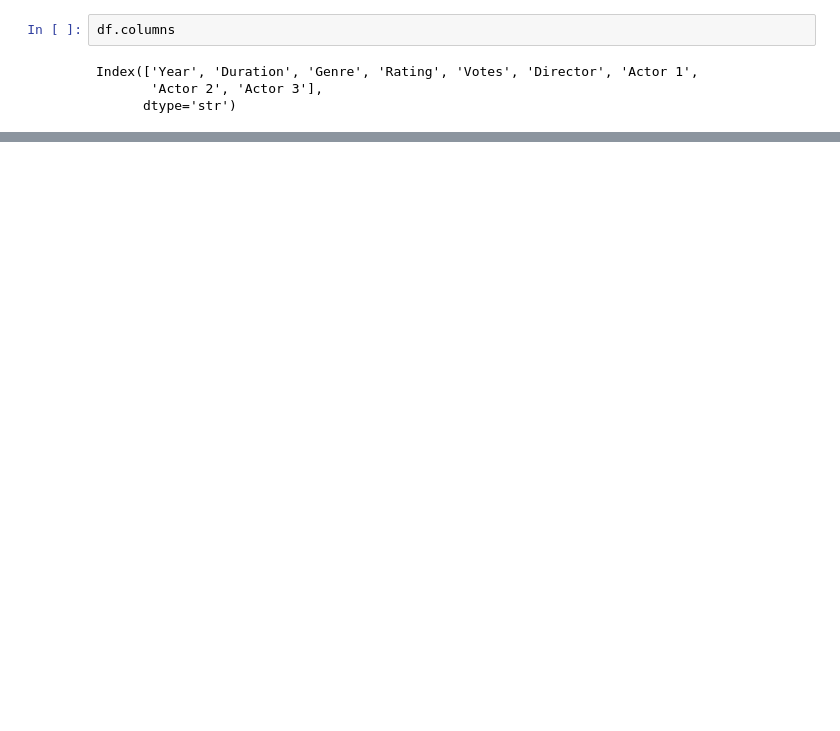
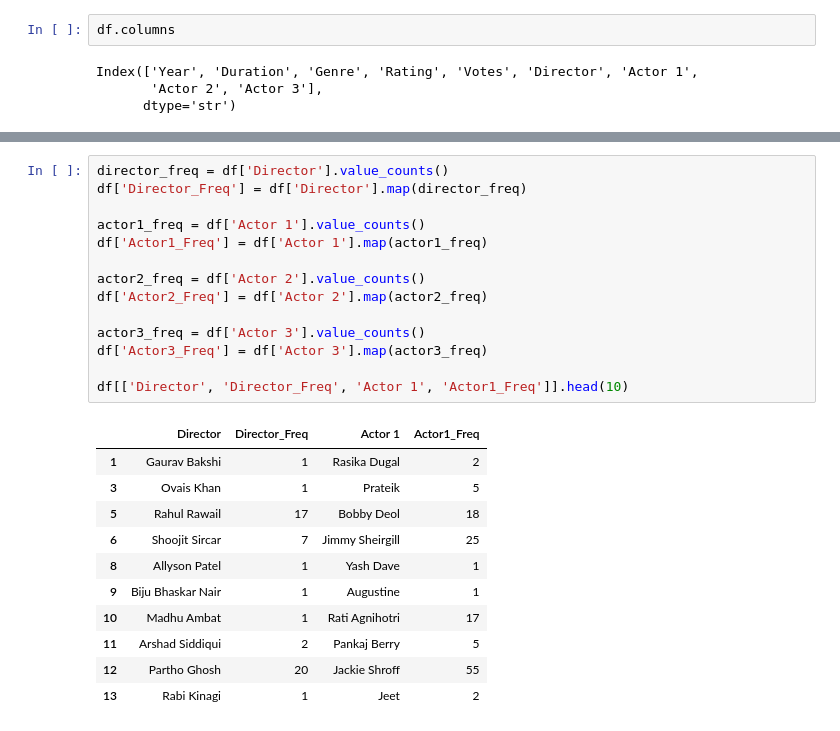
Before and after one commit to Anshul6933/CODSOFT, a Jupyter notebook: Task1_MovieRatingPrediction/movie_rating_prediction.ipynb, the cells around one changed output, grey strips where cells are left out. Cells and saved outputs as stored; diff of their text form; blank space fills up the shorter version.

```diff
--- a/Task1_MovieRatingPrediction/movie_rating_prediction.ipynb
+++ b/Task1_MovieRatingPrediction/movie_rating_prediction.ipynb
@@ -281,0 +318,26 @@ Index(['Year', 'Duration', 'Genre', 'Rating', 'Votes', 'Director', 'Actor 1',
+# %%
+director_freq = df['Director'].value_counts()
+df['Director_Freq'] = df['Director'].map(director_freq)
+
+actor1_freq = df['Actor 1'].value_counts()
+df['Actor1_Freq'] = df['Actor 1'].map(actor1_freq)
+
+actor2_freq = df['Actor 2'].value_counts()
+df['Actor2_Freq'] = df['Actor 2'].map(actor2_freq)
+
+actor3_freq = df['Actor 3'].value_counts()
+df['Actor3_Freq'] = df['Actor 3'].map(actor3_freq)
+
+df[['Director', 'Director_Freq', 'Actor 1', 'Actor1_Freq']].head(10)
+# %% [output]
+|  | Director | Director_Freq | Actor 1 | Actor1_Freq |
+| 1 | Gaurav Bakshi | 1 | Rasika Dugal | 2 |
+| 3 | Ovais Khan | 1 | Prateik | 5 |
+| 5 | Rahul Rawail | 17 | Bobby Deol | 18 |
+| 6 | Shoojit Sircar | 7 | Jimmy Sheirgill | 25 |
+| 8 | Allyson Patel | 1 | Yash Dave | 1 |
+| 9 | Biju Bhaskar Nair | 1 | Augustine | 1 |
+| 10 | Madhu Ambat | 1 | Rati Agnihotri | 17 |
+| 11 | Arshad Siddiqui | 2 | Pankaj Berry | 5 |
+| 12 | Partho Ghosh | 20 | Jackie Shroff | 55 |
+| 13 | Rabi Kinagi | 1 | Jeet | 2 |
```
Also changed, not shown: parts of 24 cells of this notebook.
